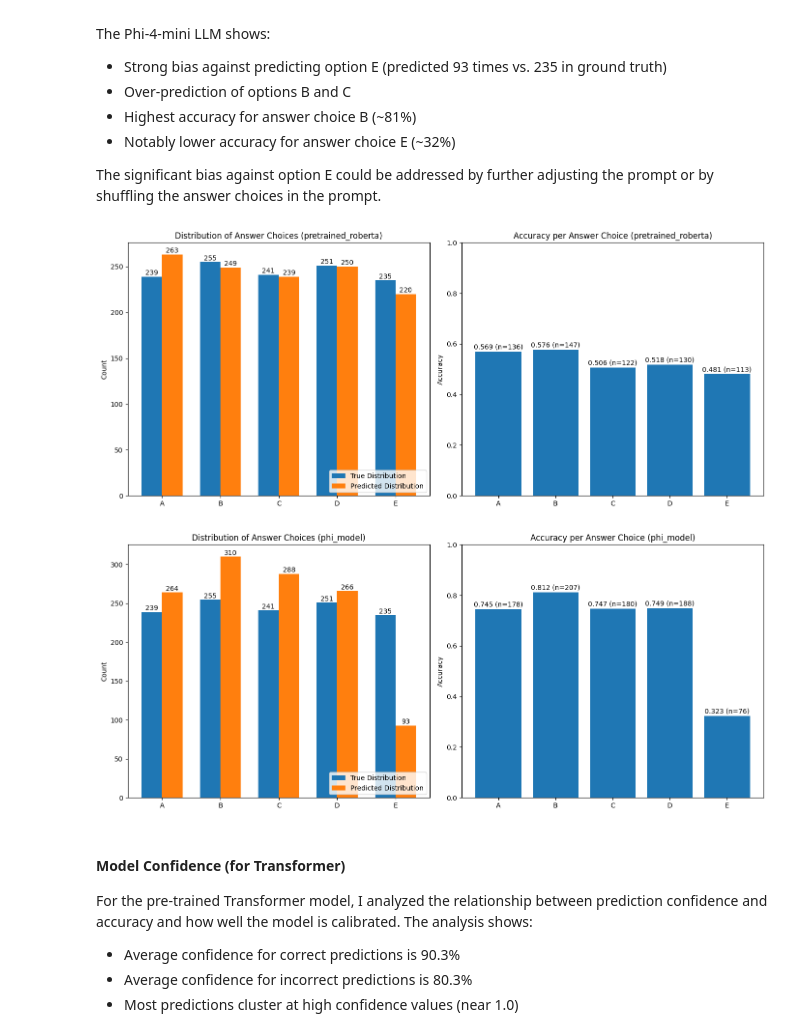
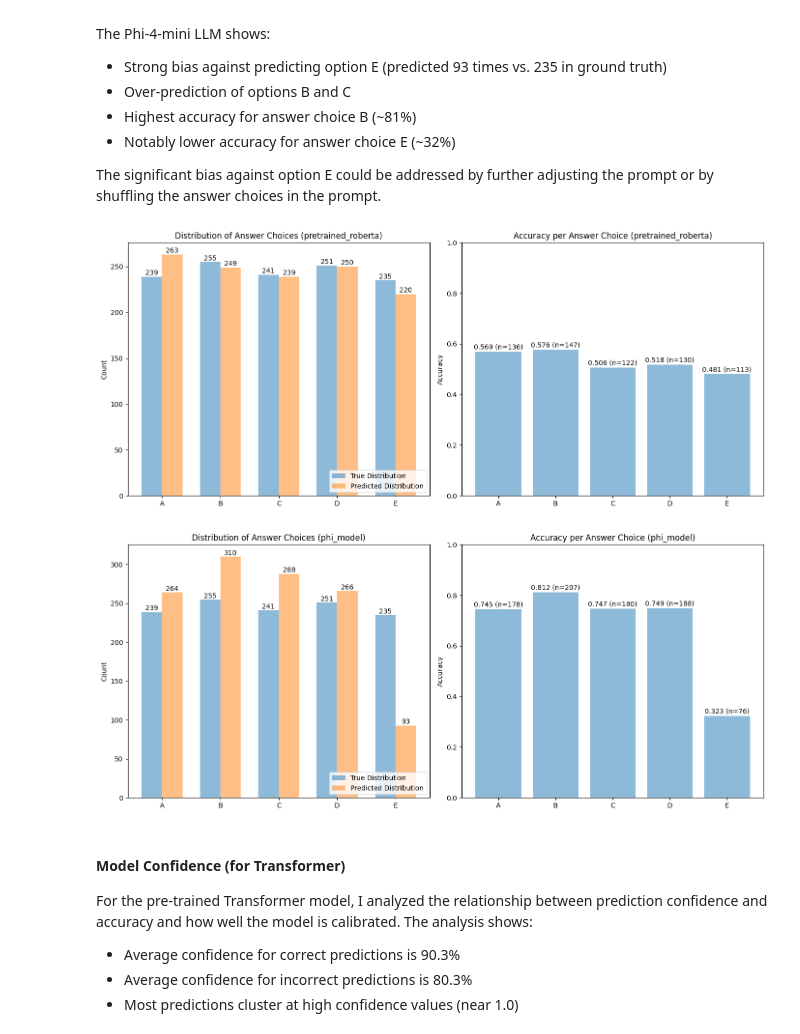
Before and after one commit to Davee02/HSLU.NLP, a Jupyter notebook: course_projects/project_2/project_2.ipynb, the cells around one changed output. Drawn from its saved outputs; the diff is of its cells as text; code cells hidden in the pictures.

```diff
--- a/course_projects/project_2/project_2.ipynb
+++ b/course_projects/project_2/project_2.ipynb
@@ -1168,6 +1174,7 @@ if existing_llm_run_id is None: # only evaluate if we don't already have loaded
     ))
 
     llm_run.finish()
+    existing_llm_run_id = llm_run.id
 else: # load existing run
     artifact = api.artifact(f"dhodel-hslu-nlp/hslu-fs25-nlp-qa-transformers/{llm_run.id}-val-results:latest", type="results")
     phi_accuracy, y, y_pred, raw_answers = artifact.metadata["accuracy"], artifact.metadata["y_true"], artifact.metadata["y_pred"], artifact.metadata["raw_answers"]
@@ -1583,8 +1639,8 @@ def analyze_answer_choice_bias(preds, true_labels, model_name):
     x = np.arange(len(labels))
     width = 0.35
 
-    true_distribution_bars = ax1.bar(x - width/2, true_counts, width, label='True Distribution')
-    predicted_distrivution_bars = ax1.bar(x + width/2, pred_counts, width, label='Predicted Distribution')
+    true_distribution_bars = ax1.bar(x - width/2, true_counts, width, alpha=0.5, label='True Distribution')
+    predicted_distrivution_bars = ax1.bar(x + width/2, pred_counts, width, alpha=0.5, label='Predicted Distribution')
     ax1.set_xticks(x)
     ax1.set_xticklabels(labels)
     ax1.set_ylabel('Count')
@@ -1596,36 +1652,36 @@ def analyze_answer_choice_bias(preds, true_labels, model_name):
         ax1.text(bar.get_x() + bar.get_width()/2.,
                  bar.get_height() + 2,
                  f'{count}',
                  ha='center')
 
     for bar, count in zip(predicted_distrivution_bars, pred_counts):
         ax1.text(bar.get_x() + bar.get_width()/2.,
                  bar.get_height() + 2,
                  f'{count}',
                  ha='center')
 
     # Accuracy per answer choice
-    accuracy_bars = ax2.bar(labels, choice_accuracy)
+    accuracy_bars = ax2.bar(labels, choice_accuracy, alpha=0.5)
     ax2.set_ylim(0, 1)
     ax2.set_ylabel('Accuracy')
     ax2.set_title(f'Accuracy per Answer Choice ({model_name})')
 
     # Add accuracy values on top of bars
     for bar, acc, count in zip(accuracy_bars, choice_accuracy, correct_counts):
         ax2.text(bar.get_x() + bar.get_width()/2.,
                  bar.get_height() + 0.01,
                  f'{acc:.3f} (n={count})',
                  ha='center')
 
     plt.tight_layout()
     plt.savefig(f'graphics/{model_name}_answer_choice_analysis.svg')
     plt.show()
 
 analyze_answer_choice_bias(pretrained_test_preds, pretrained_test_labels, "pretrained_roberta")
 analyze_answer_choice_bias(phi_test_preds, phi_test_labels, "phi_model")
 # %% [output]
-[figure, old version]
+[figure, new version]
-[figure, old version]
+[figure, new version]
 # %% [markdown]
 #### Model Confidence (for Transformer)
 
```
Also changed, not shown: parts of 13 cells of this notebook, 10 other files.
